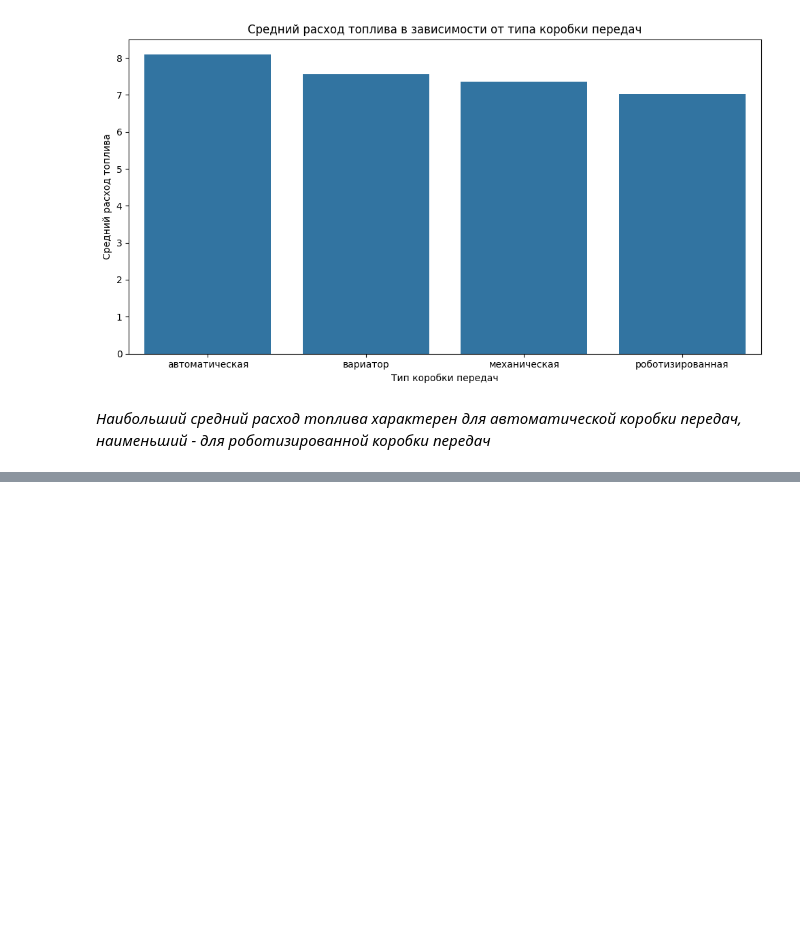
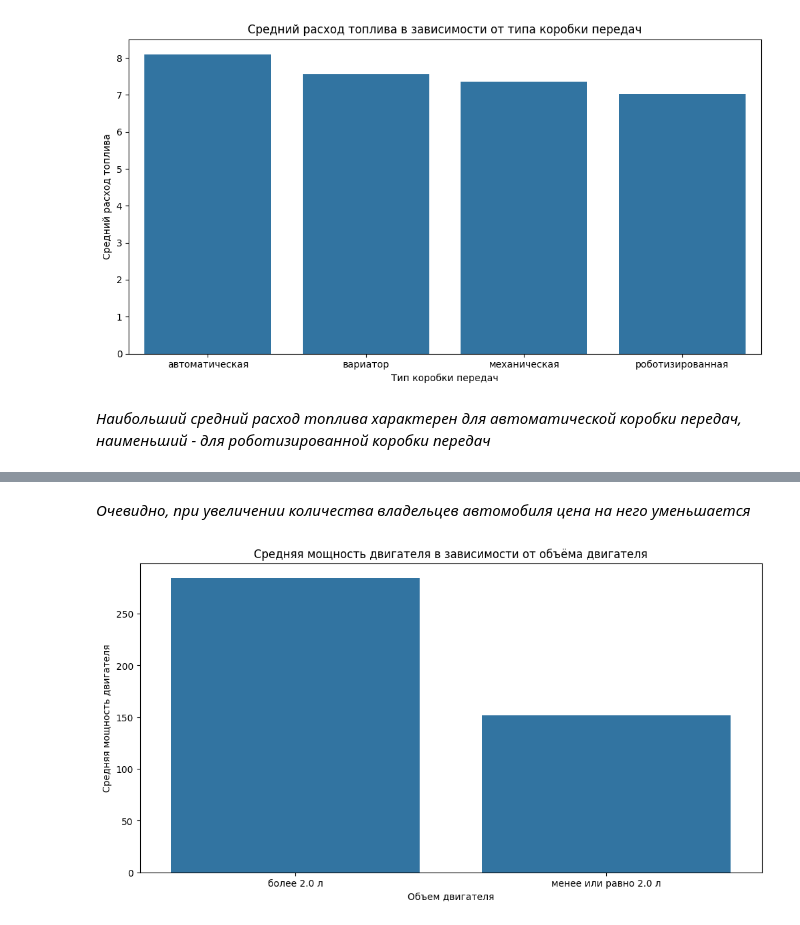
Before and after one commit to fckingauss/lovely-project, a Jupyter notebook: visualization.ipynb, the cells around one changed output, grey strips where cells are left out. Saved outputs shown, nothing was run; the diff lists cells and outputs as text; code cells hidden in the pictures; blank space fills up the shorter version.

```diff
--- a/visualization.ipynb
+++ b/visualization.ipynb
@@ -149,0 +172,15 @@ plt.show()
+# %% [markdown]
+*Очевидно, при увеличении количества владельцев автомобиля цена на него уменьшается*
+# %%
+df["engine_volume_category"] = np.where(df["engine volume"] > 2.0, "более 2.0 л", "менее или равно 2.0 л")
+
+engine_power_comparison = df.groupby("engine_volume_category")["engine power"].mean().reset_index()
+
+plt.figure(figsize = (12, 6))
+sns.barplot(x = "engine_volume_category", y = "engine power", data = engine_power_comparison)
+plt.title("Средняя мощность двигателя в зависимости от объёма двигателя")
+plt.xlabel("Объем двигателя")
+plt.ylabel("Средняя мощность двигателя")
+plt.show()
+# %% [output]
+[figure, added]
```
Also changed, not shown: parts of 14 cells of this notebook, 3 other files.
